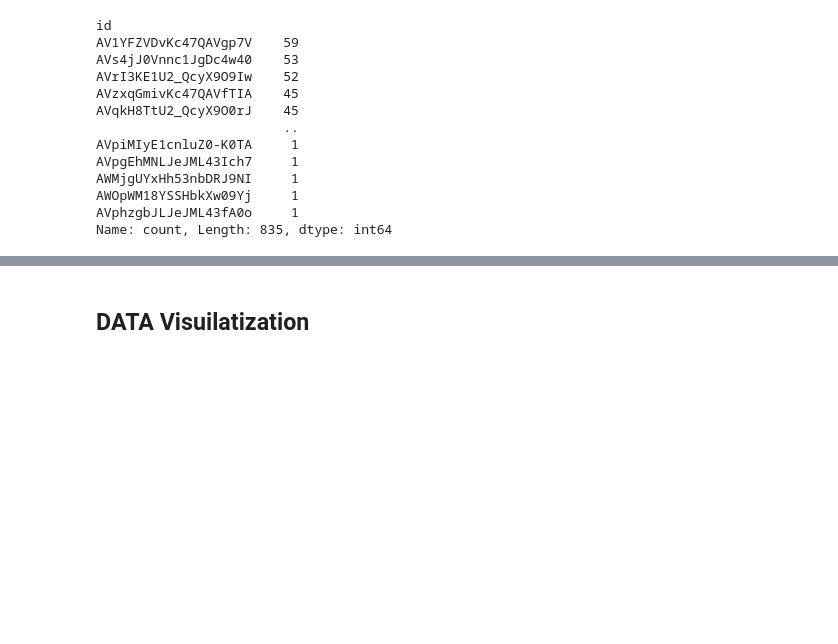
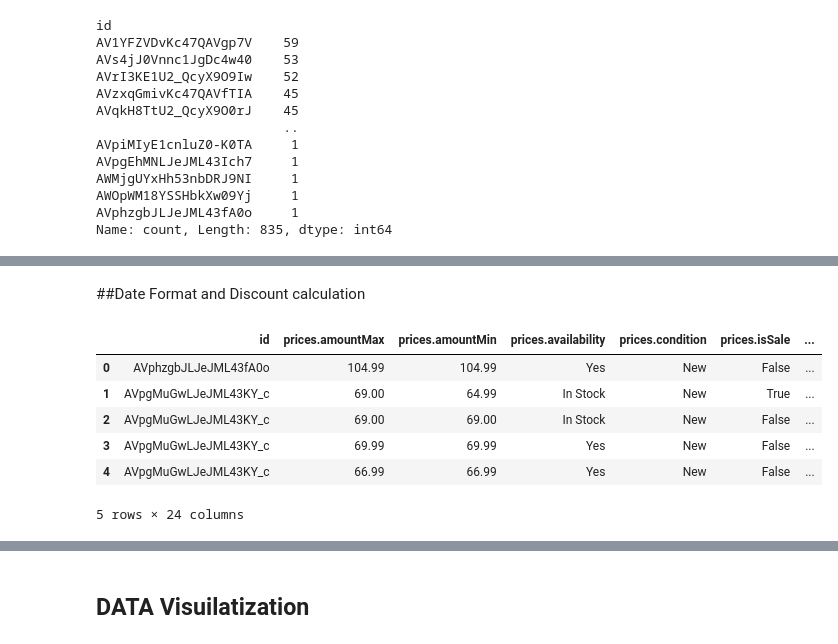
Before and after one commit to dealcatcher/jupyter-lab-models, a Jupyter notebook: sarima.ipynb, the cells around one changed output, grey strips where cells are left out. Cells and saved outputs as stored; diff of their text form; code cells hidden in the pictures; blank space fills up the shorter version.

```diff
--- a/sarima.ipynb
+++ b/sarima.ipynb
@@ -111,3 +114,37 @@ df_id.head()
+# %% [markdown]
+##Date Format and Discount calculation
+# %%
+import pandas as pd
+import matplotlib.pyplot as plt
+import seaborn as sns
+
+## converting the date columns(which are in strings) to datetime format
+df["dateSeen"] = pd.to_datetime(df["prices.dateSeen"], errors="coerce")
+df["dateUpdated"] = pd.to_datetime(df["dateUpdated"], errors="coerce")
+df["dateAdded"] = pd.to_datetime(df["dateAdded"], errors="coerce")
+
+## extracting the year from the date column
+df["date_year"] = df["dateSeen"].dt.year
+df["updated_year"] = df["dateUpdated"].dt.year
+df["added_year"] = df["dateAdded"].dt.year
+
+df["date_year"].value_counts()
+# 2. Drop rows where dates couldn't be parsed (Cleaning the dataset)
+# This is part of ryou "Data validation pipeline" milestone
+df = df.dropna(subset=['dateAdded', 'dateUpdated'])
+
+##we delete the column price.dateseen
+df.drop(columns=['prices.dateSeen'],inplace = True)
+
+df.head()
+# %% [output]
+|  | id | prices.amountMax | prices.amountMin | prices.availability | prices.condition | prices.isSale | ... |
+| 0 | AVphzgbJLJeJML43fA0o | 104.99 | 104.99 | Yes | New | False | ... |
+| 1 | AVpgMuGwLJeJML43KY_c | 69.00 | 64.99 | In Stock | New | True | ... |
+| 2 | AVpgMuGwLJeJML43KY_c | 69.00 | 69.00 | In Stock | New | False | ... |
+| 3 | AVpgMuGwLJeJML43KY_c | 69.99 | 69.99 | Yes | New | False | ... |
+| 4 | AVpgMuGwLJeJML43KY_c | 66.99 | 66.99 | Yes | New | False | ... |
+5 rows × 24 columns
 # %%
 ## we will us the heatmap for both the datasets to visualize the correlation between different numerical features
 ## For that we will use seaborn library
```
Also changed, not shown: parts of 14 cells of this notebook.
